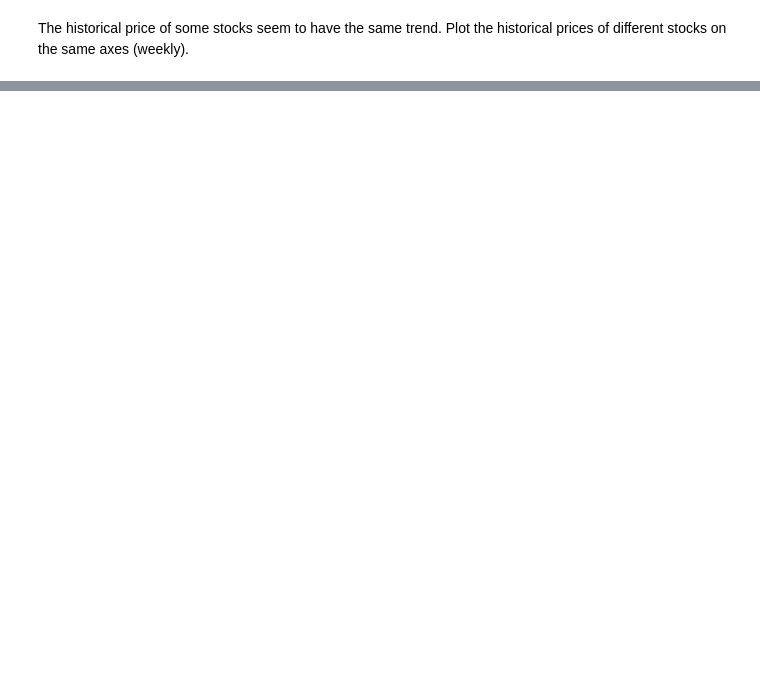
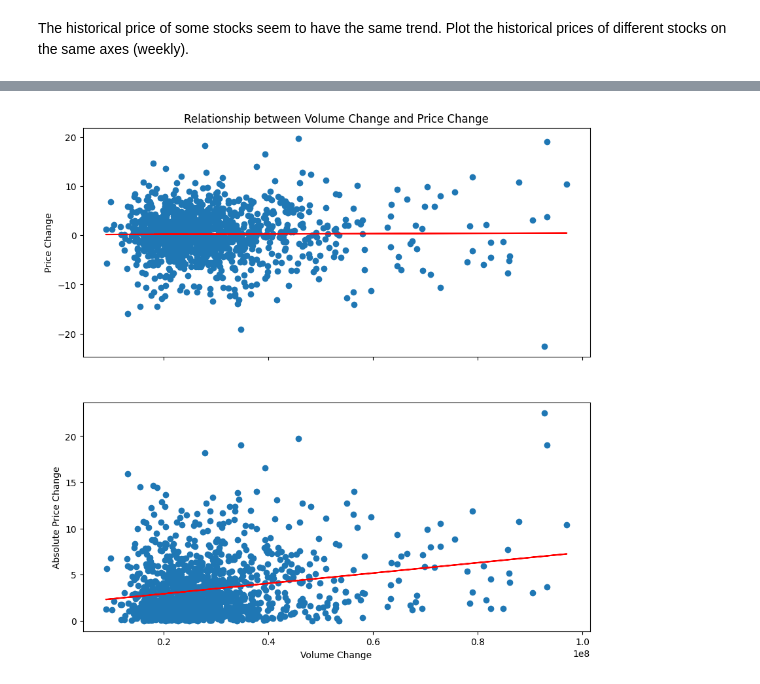
Before and after one commit to hannnying/repo, a Jupyter notebook: analysis.ipynb, the cells around one changed output, grey strips where cells are left out. Drawn from its saved outputs; the diff is of its cells as text; code cells hidden in the pictures; blank space fills up the shorter version.

```diff
--- a/analysis.ipynb
+++ b/analysis.ipynb
@@ -101,0 +170,4 @@ The historical price of some stocks seem to have the same trend. Plot the histor
+# %%
+volume_price_change_visualisation("MSFT", 1)
+# %% [output]
+[figure, added]
```
Also changed, not shown: parts of 15 cells of this notebook.
